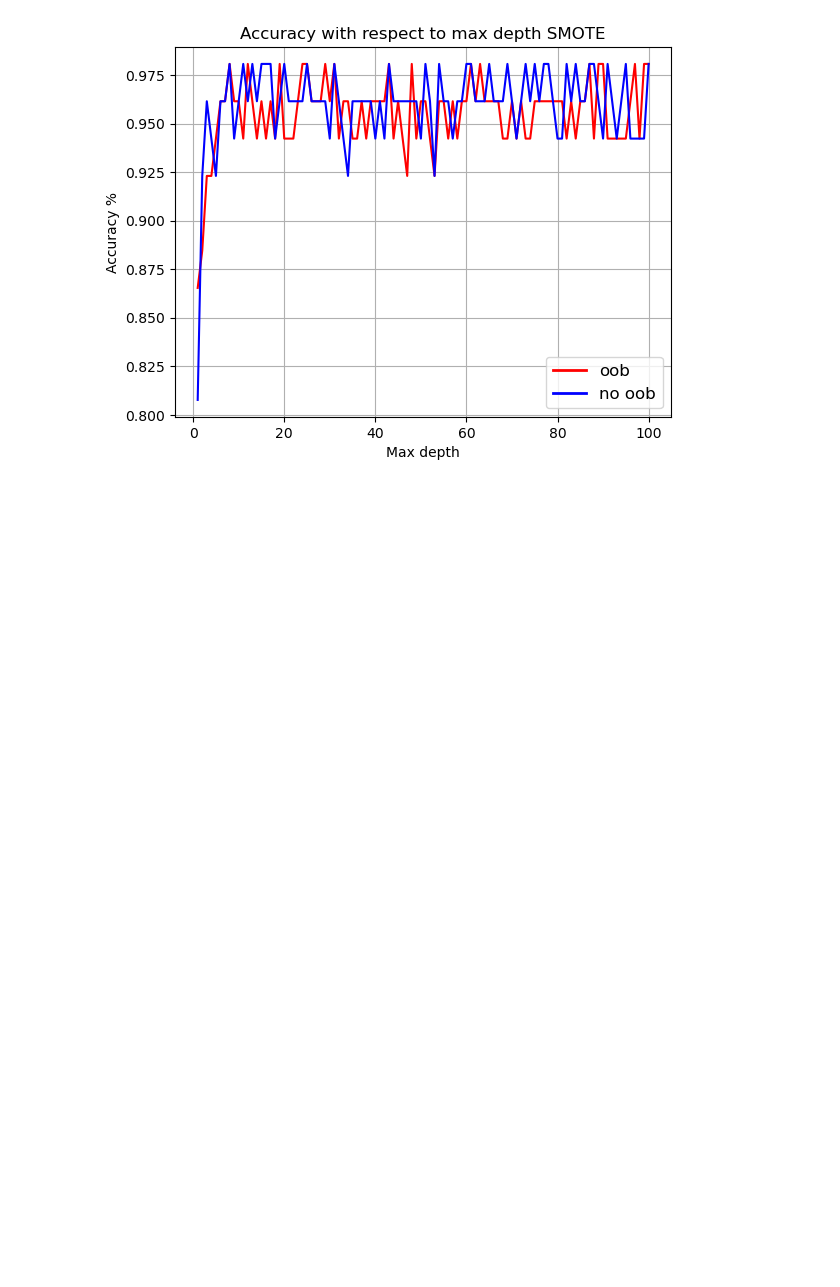
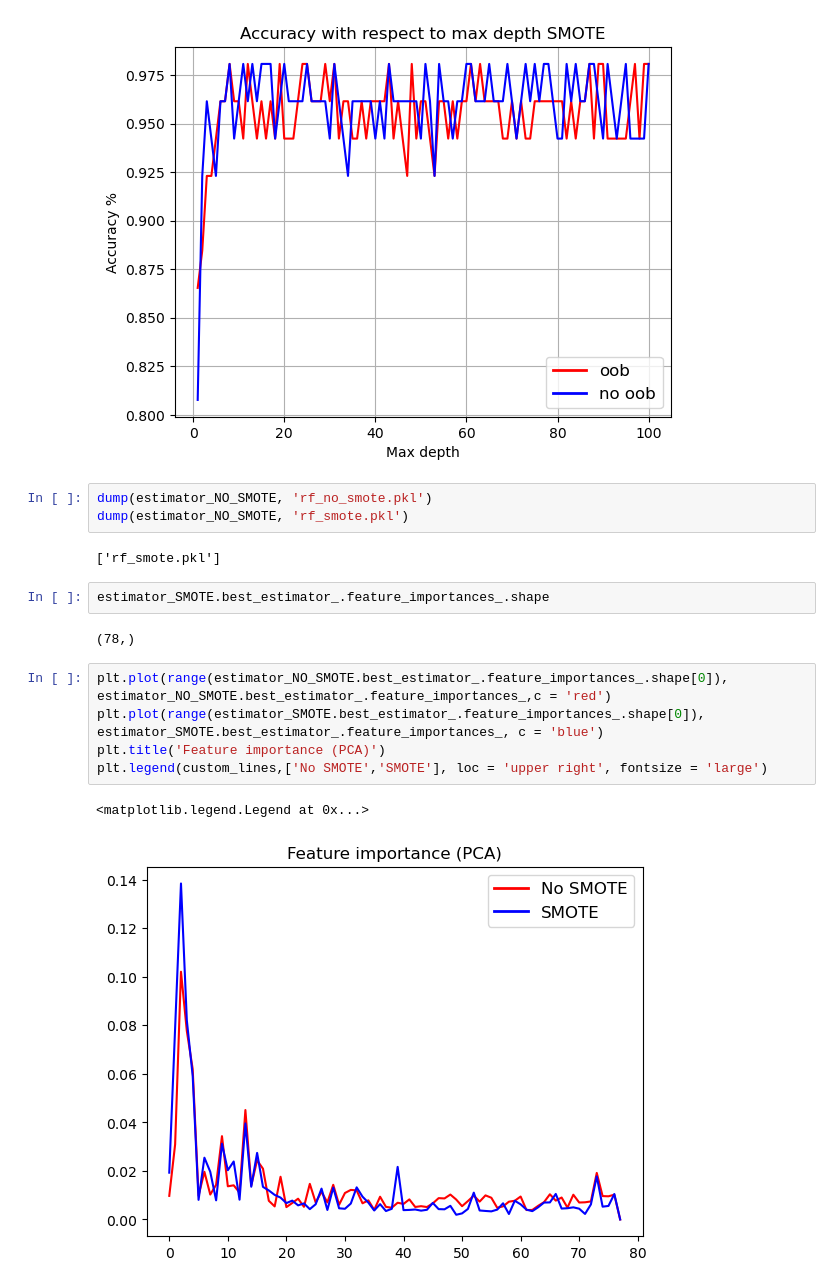
Before and after one commit to MATF-istrazivanje-podataka-1/2023_Data_Mining_Brain_cancer_Dataset, a Jupyter notebook: Classification/RandomForrest.ipynb, the cells around one changed output. Drawn from its saved outputs; the diff is of its cells as text; blank space fills up the shorter version.

```diff
--- a/Classification/RandomForrest.ipynb
+++ b/Classification/RandomForrest.ipynb
@@ -207,3 +207,20 @@ plt.legend(custom_lines,names, loc = 'lower right', fontsize = 'large')
 # %% [output]
 <matplotlib.legend.Legend at 0x...>
 [figure]
+# %%
+dump(estimator_NO_SMOTE, 'rf_no_smote.pkl')
+dump(estimator_NO_SMOTE, 'rf_smote.pkl')
+# %% [output]
+['rf_smote.pkl']
+# %%
+estimator_SMOTE.best_estimator_.feature_importances_.shape
+# %% [output]
+(78,)
+# %%
+plt.plot(range(estimator_NO_SMOTE.best_estimator_.feature_importances_.shape[0]), estimator_NO_SMOTE.best_estimator_.feature_importances_,c = 'red')
+plt.plot(range(estimator_SMOTE.best_estimator_.feature_importances_.shape[0]), estimator_SMOTE.best_estimator_.feature_importances_, c = 'blue')
+plt.title('Feature importance (PCA)')
+plt.legend(custom_lines,['No SMOTE','SMOTE'], loc = 'upper right', fontsize = 'large')
+# %% [output]
+<matplotlib.legend.Legend at 0x...>
+[figure, added]
```
Also changed, not shown: 2 other files.
